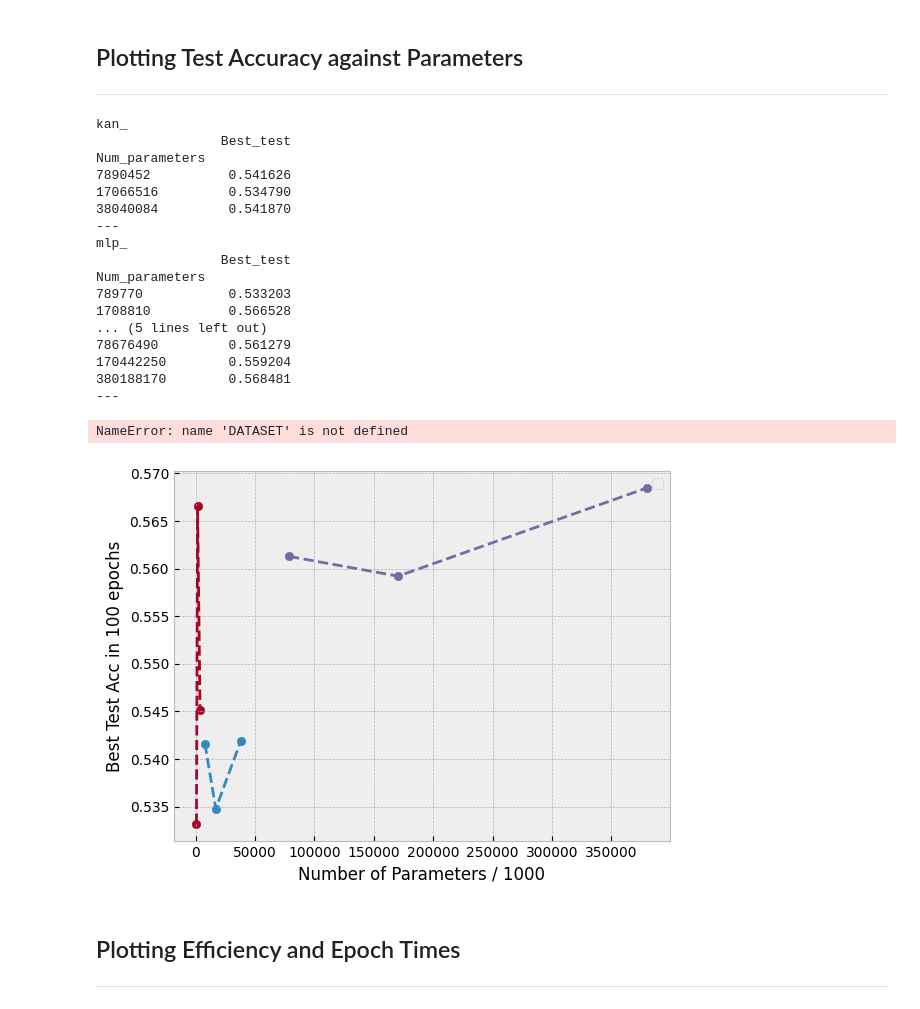
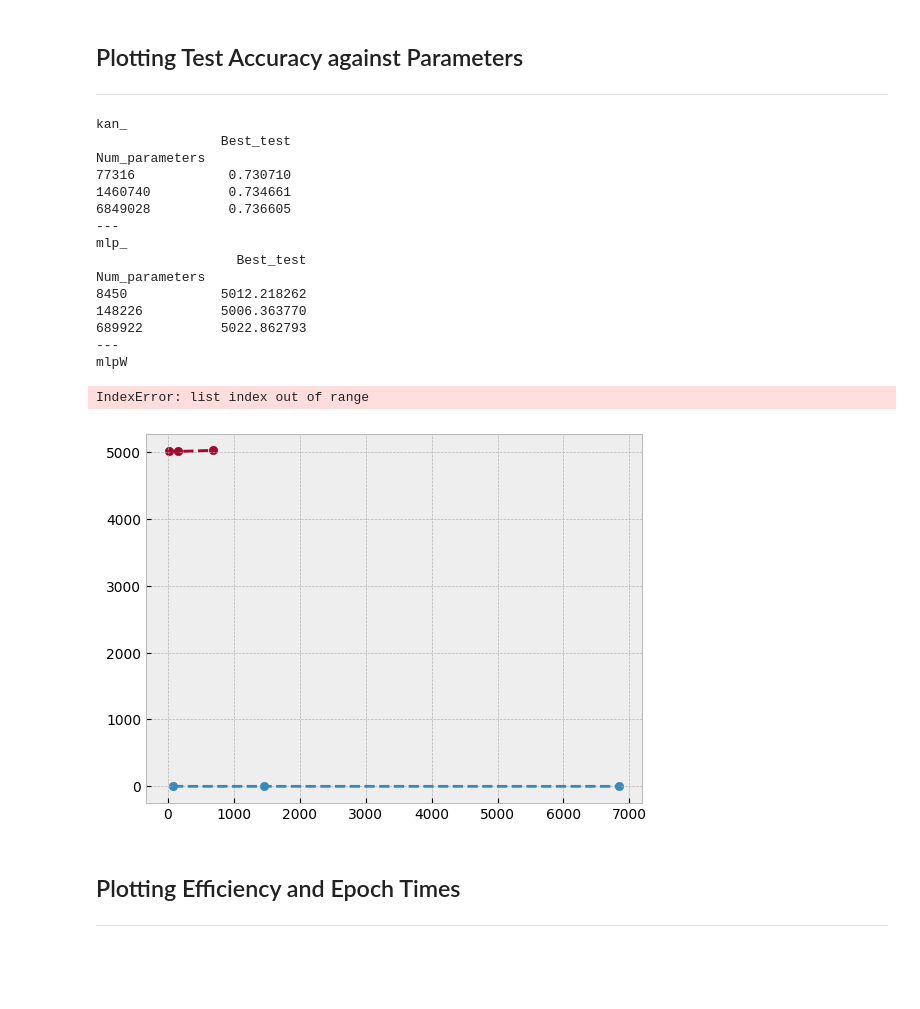
Before and after one commit to ShairozS/HSIC_Bottleneck-Pytorch, a Jupyter notebook: Outputs/results_analysis.ipynb, the cells around one changed output. Saved outputs shown, nothing was run; the diff lists cells and outputs as text; code cells hidden in the pictures; blank space fills up the shorter version.

```diff
--- a/Outputs/results_analysis.ipynb
+++ b/Outputs/results_analysis.ipynb
@@ -67,47 +67,45 @@ df['Best_test'] = df['Best_test'].astype('float32')
 plt.style.use( 'bmh')
 
 fig, axes = plt.subplots()
-dataset = 'CIFAR'
+dataset = 'higgs'
 colors = [[0,0,.1], [0,0,.5], [0,0,1]]
 for ma in ['kan_', 'mlp_', 'mlpW']:
     print(ma)
     sq = df[df.ModelType.apply(lambda x: x[:4]) ==ma]
     sq = sq[sq.Dataset == dataset]
     sq = sq[['ModelType', 'Num_parameters', 'Best_test']]; label = list(sq.ModelType)[0]
     sq2 = sq.groupby('Num_parameters').max()
     sq2 = sq2[['Best_test']]; print(sq2)
     axes.scatter(sq2.index/1000, sq2.Best_test)
     axes.plot(sq2.index/1000, sq2.Best_test, linestyle = '--')
     #axes.plot(sq2.index/1000, sq2.Best_test, alpha = 1, linestyle='--', linewidth = 1.5, marker = 'o')
     print('---')
 
 
 #for model in set(np.unique(df['ModelType'])):
 #    sa = df[(df.ModelType ==model)]
 #    axes.plot(np.min(sa.Num_parameters/1000), np.max(sa.Best_test), label = model)
 
 #plt.ylim(0.8, 1)
 plt.xlabel("Number of Parameters / 1000")
 plt.ylabel("Best Test Acc in 100 epochs")
 plt.legend()#bbox_to_anchor=(1.01, 1.02))
 plt.title("Test Acc under Backprop Training Schemes (" + DATASET + ")")
 # %% [output]
 kan_
                 Best_test
 Num_parameters
-7890452          0.541626
-17066516         0.534790
-38040084         0.541870
+77316            0.730710
+1460740          0.734661
+6849028          0.736605
 ---
 mlp_
-                Best_test
+                  Best_test
 Num_parameters
-789770           0.533203
-1708810          0.566528
-... (5 lines left out)
-78676490         0.561279
-170442250        0.559204
-380188170        0.568481
+8450            5012.218262
+148226          5006.363770
+689922          5022.862793
 ---
+mlpW
-NameError: name 'DATASET' is not defined
+IndexError: list index out of range
-[figure, old version]
+[figure, new version]
```
Also changed, not shown: parts of 5 cells of this notebook, 6 other files.
